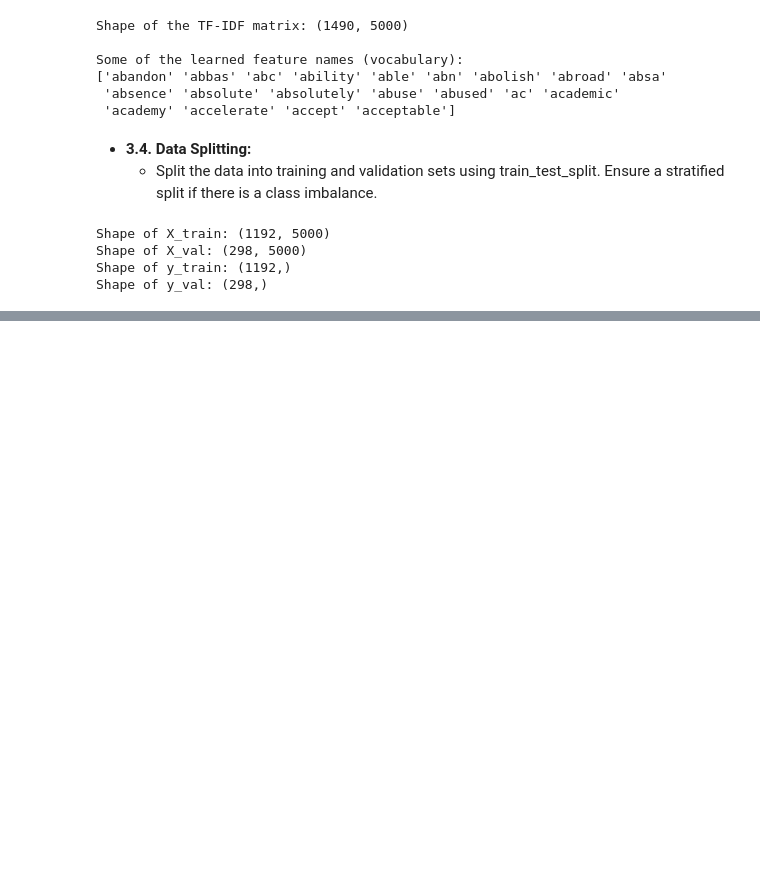
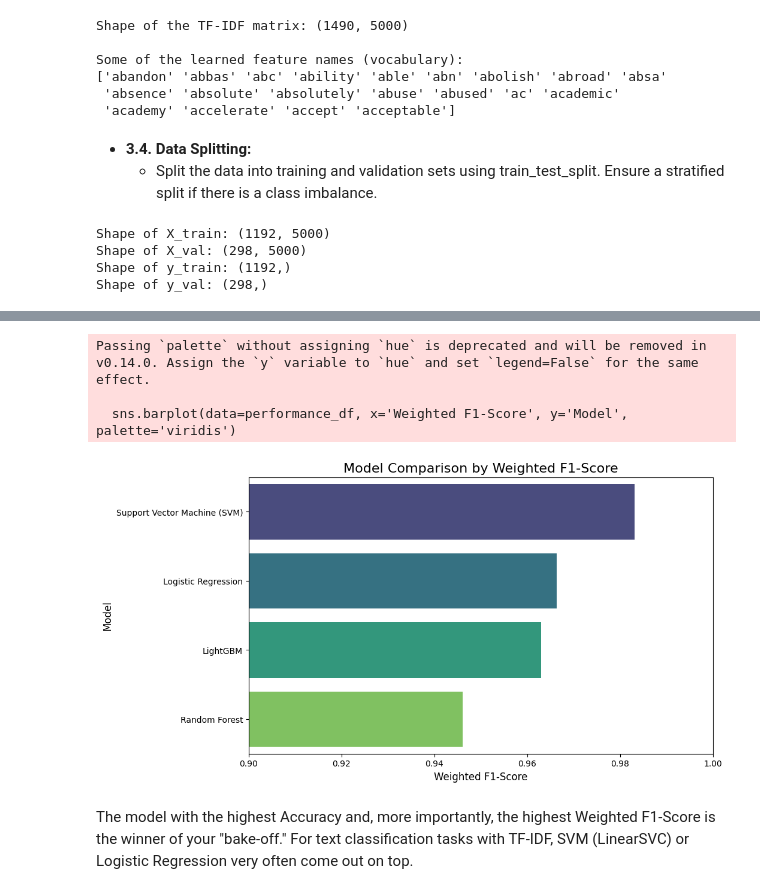
Before and after one commit to RockDeng110/BBC-News-Classification, a Jupyter notebook: bbc_news_classification.ipynb, the cells around one changed output, grey strips where cells are left out. Drawn from its saved outputs; the diff is of its cells as text; code cells hidden in the pictures; blank space fills up the shorter version.

Commit message:
get the best model

```diff
--- a/bbc_news_classification.ipynb
+++ b/bbc_news_classification.ipynb
@@ -695,0 +762,18 @@ Shape of y_val: (298,)
+# %%
+from lightgbm import LGBMClassifier
+from sklearn.metrics import classification_report
+
+# --- Assume X_train, y_train, X_val, and y_val are ready ---
+
+# 1. Initialize the LGBMClassifier
+lgbm_model = LGBMClassifier(random_state=42, n_jobs=-1)
+
+# 2. Train the model
+print("Training the LightGBM model...")
+lgbm_model.fit(X_train, y_train)
+print("Training complete.")
+
+# 3. Make predictions and evaluate
+print("\n--- Evaluation of LightGBM ---")
+y_pred_lgbm = lgbm_model.predict(X_val)
+print(classification_report(y_val, y_pred_lgbm))
@@ -695,0 +858,25 @@ Shape of y_val: (298,)
+# %%
+import seaborn as sns
+import matplotlib.pyplot as plt
+
+# Create the bar plot
+plt.figure(figsize=(10, 6))
+sns.barplot(data=performance_df, x='Weighted F1-Score', y='Model', palette='viridis')
+
+# Add titles and labels
+plt.title('Model Comparison by Weighted F1-Score', fontsize=16)
+plt.xlabel('Weighted F1-Score', fontsize=12)
+plt.ylabel('Model', fontsize=12)
+
+# Set the x-axis limit to make differences more visible if scores are high
+# For example, if all scores are above 90%
+plt.xlim(0.9, 1.0)
+
+plt.show()
+# %% [output]
+Passing `palette` without assigning `hue` is deprecated and will be removed in v0.14.0. Assign the `y` variable to `hue` and set `legend=False` for the same effect.
+
+  sns.barplot(data=performance_df, x='Weighted F1-Score', y='Model', palette='viridis')
+[figure, added]
+# %% [markdown]
+The model with the highest Accuracy and, more importantly, the highest Weighted F1-Score is the winner of your "bake-off." For text classification tasks with TF-IDF, SVM (LinearSVC) or Logistic Regression very often come out on top.
```
Also changed, not shown: parts of 14 cells of this notebook.
